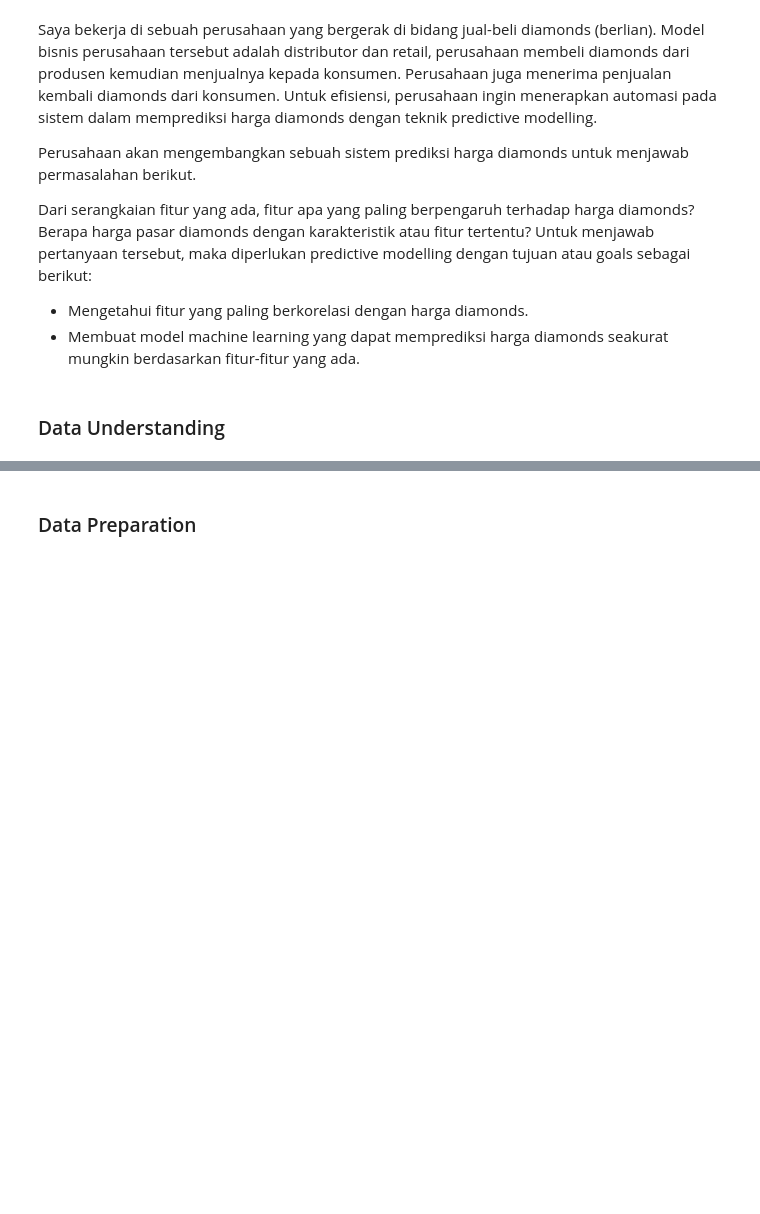
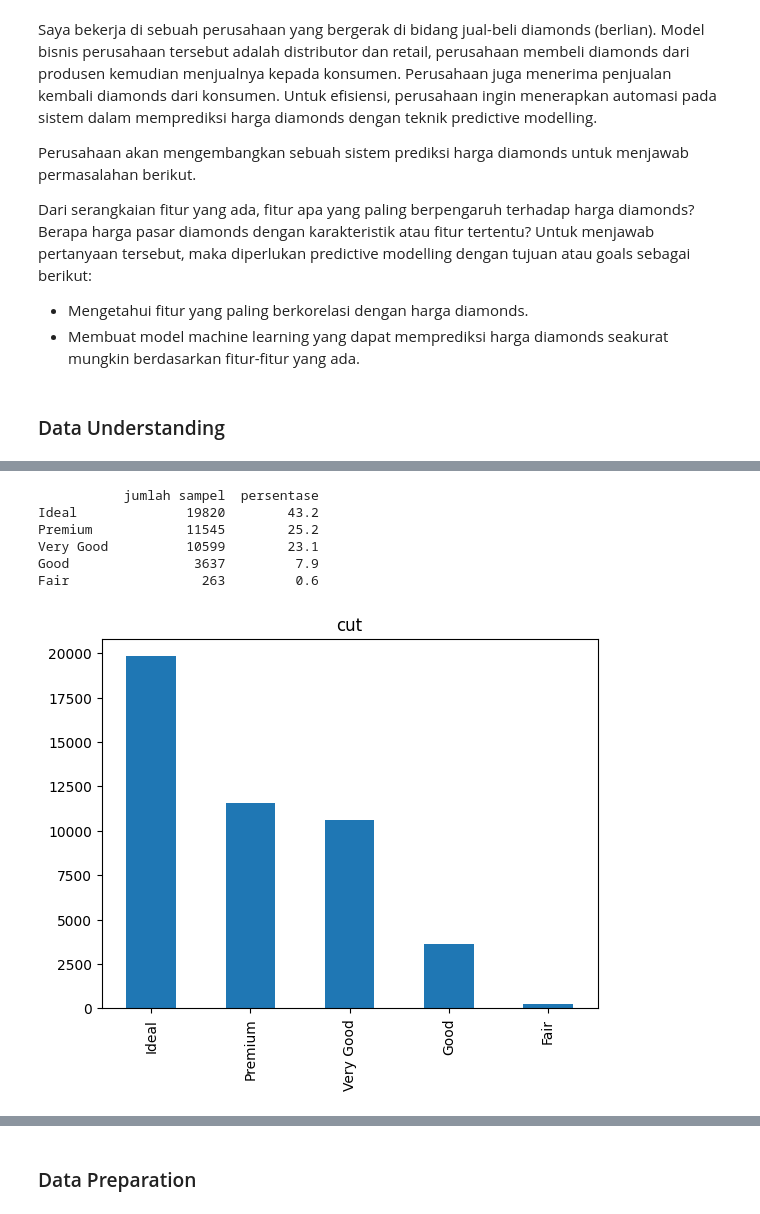
Before and after one commit to SyarifulMsth/coba121, a Jupyter notebook: Predicting_Diamond_Prices.ipynb, the cells around one changed output, grey strips where cells are left out. Cells and saved outputs as stored; diff of their text form; code cells hidden in the pictures; blank space fills up the shorter version.

```diff
--- a/Predicting_Diamond_Prices.ipynb
+++ b/Predicting_Diamond_Prices.ipynb
@@ -39,0 +191,22 @@ diamonds
+# %%
+# Univariate Analysis
+numerical_features = ['price', 'carat', 'depth', 'table', 'x', 'y', 'z']
+categorical_features = ['cut', 'color', 'clarity']
+# %%
+# Categorical Features
+
+## Fitur Cut
+feature = categorical_features[0]
+count = diamonds[feature].value_counts()
+percent = 100*diamonds[feature].value_counts(normalize=True)
+df = pd.DataFrame({'jumlah sampel':count, 'persentase':percent.round(1)})
+print(df)
+count.plot(kind='bar', title=feature);
+# %% [output]
+           jumlah sampel  persentase
+Ideal              19820        43.2
+Premium            11545        25.2
+Very Good          10599        23.1
+Good                3637         7.9
+Fair                 263         0.6
+[figure, added]
```
Also changed, not shown: parts of 21 cells of this notebook.
